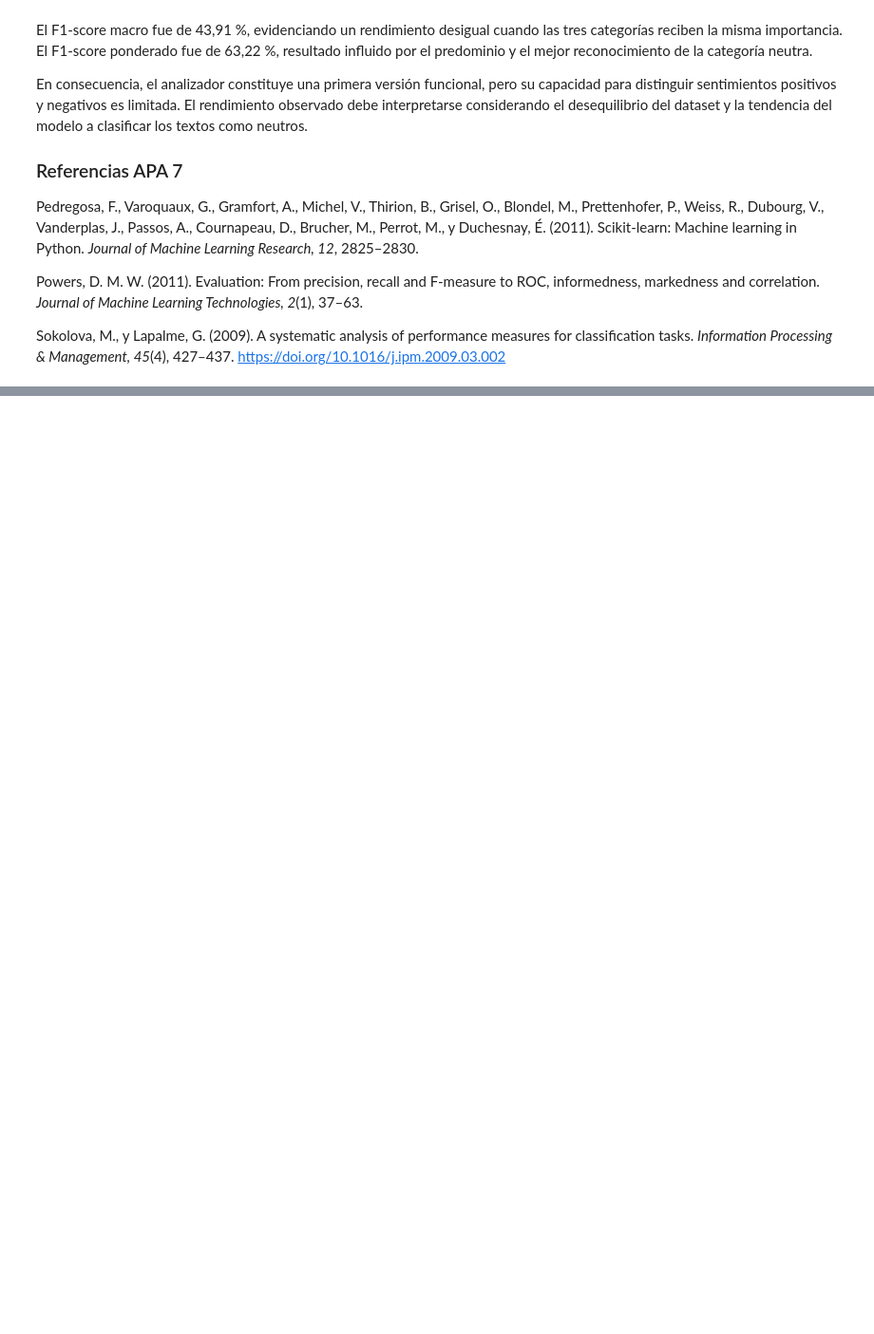
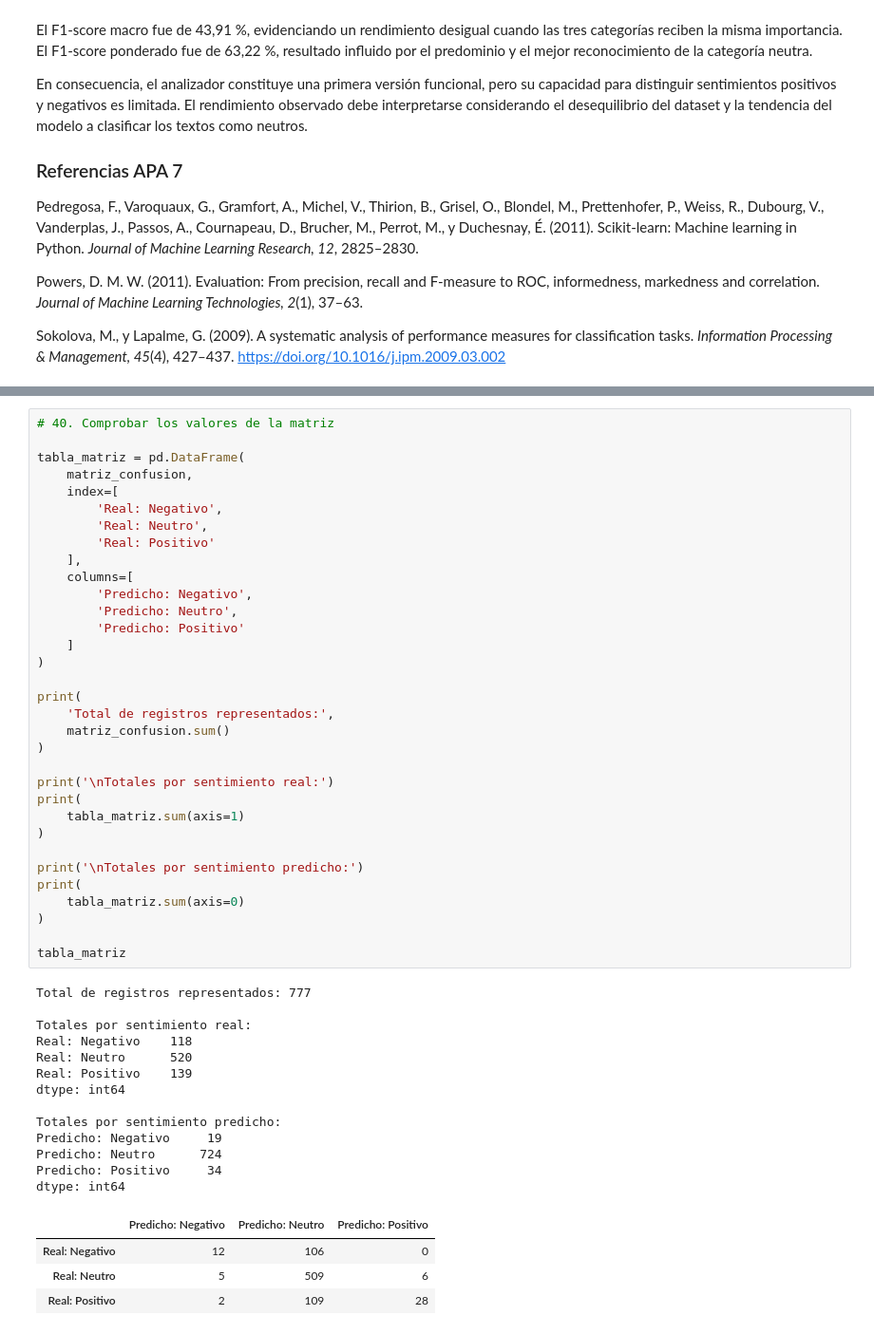
Before and after one commit to cahecaz/TrabajoFinal_analisisdesentimientos, a Jupyter notebook: Analisis_Inicial_IA_Tweets.ipynb, the cells around one changed output, grey strips where cells are left out. Shown at 95% size. Drawn from its saved outputs; the diff is of its cells as text; blank space fills up the shorter version.

```diff
--- a/Analisis_Inicial_IA_Tweets.ipynb
+++ b/Analisis_Inicial_IA_Tweets.ipynb
@@ -1892,0 +1940,51 @@ https://doi.org/10.1016/j.ipm.2009.03.002
+# %%
+# 40. Comprobar los valores de la matriz
+
+tabla_matriz = pd.DataFrame(
+    matriz_confusion,
+    index=[
+        'Real: Negativo',
+        'Real: Neutro',
+        'Real: Positivo'
+    ],
+    columns=[
+        'Predicho: Negativo',
+        'Predicho: Neutro',
+        'Predicho: Positivo'
+    ]
+)
+
+print(
+    'Total de registros representados:',
+    matriz_confusion.sum()
+)
+
+print('\nTotales por sentimiento real:')
+print(
+    tabla_matriz.sum(axis=1)
+)
+
+print('\nTotales por sentimiento predicho:')
+print(
+    tabla_matriz.sum(axis=0)
+)
+
+tabla_matriz
+# %% [output]
+Total de registros representados: 777
+
+Totales por sentimiento real:
+Real: Negativo    118
+Real: Neutro      520
+Real: Positivo    139
+dtype: int64
+
+Totales por sentimiento predicho:
+Predicho: Negativo     19
+Predicho: Neutro      724
+Predicho: Positivo     34
+dtype: int64
+|  | Predicho: Negativo | Predicho: Neutro | Predicho: Positivo |
+| Real: Negativo | 12 | 106 | 0 |
+| Real: Neutro | 5 | 509 | 6 |
+| Real: Positivo | 2 | 109 | 28 |
```
Also changed, not shown: parts of 2 cells of this notebook.
